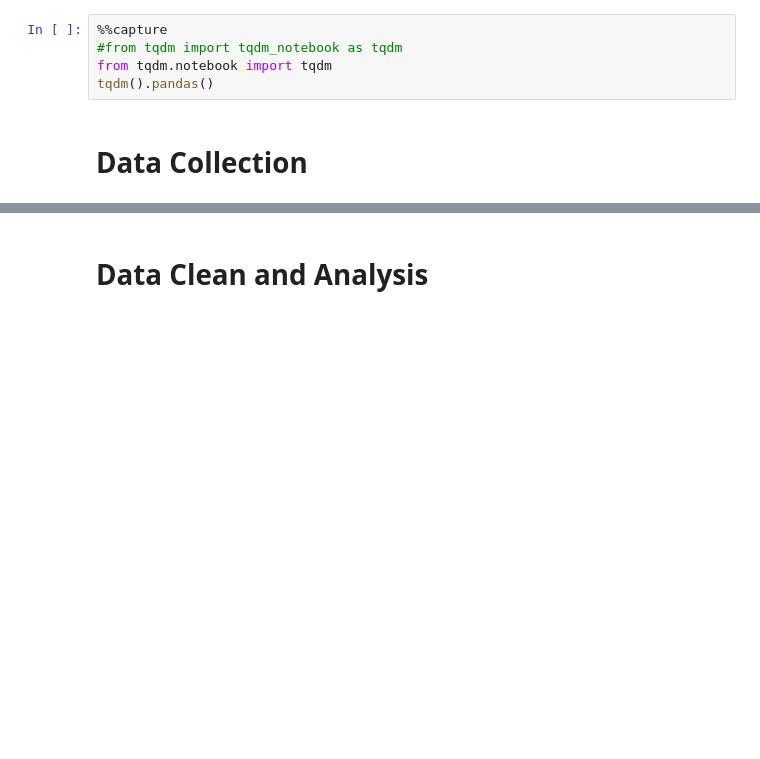
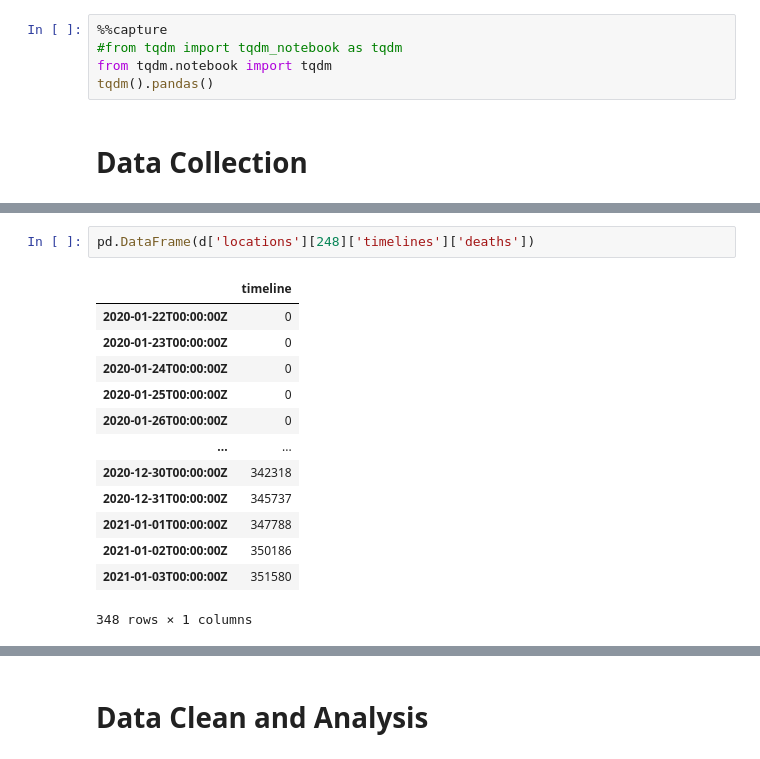
Before and after one commit to mrozenva/Coronavirus-Research, a Jupyter notebook: project_coronavirus.ipynb, the cells around one changed output, grey strips where cells are left out. Drawn from its saved outputs; the diff is of its cells as text; blank space fills up the shorter version.

```diff
--- a/project_coronavirus.ipynb
+++ b/project_coronavirus.ipynb
@@ -84,0 +56,16 @@ df2.to_csv('data/movie.csv')
+# %%
+pd.DataFrame(d['locations'][248]['timelines']['deaths'])
+# %% [output]
+|  | timeline |
+| 2020-01-22T00:00:00Z | 0 |
+| 2020-01-23T00:00:00Z | 0 |
+| 2020-01-24T00:00:00Z | 0 |
+| 2020-01-25T00:00:00Z | 0 |
+| 2020-01-26T00:00:00Z | 0 |
+| ... | ... |
+| 2020-12-30T00:00:00Z | 342318 |
+| 2020-12-31T00:00:00Z | 345737 |
+| 2021-01-01T00:00:00Z | 347788 |
+| 2021-01-02T00:00:00Z | 350186 |
+| 2021-01-03T00:00:00Z | 351580 |
+348 rows × 1 columns
```
Also changed, not shown: parts of 56 cells of this notebook, 1 other file.
